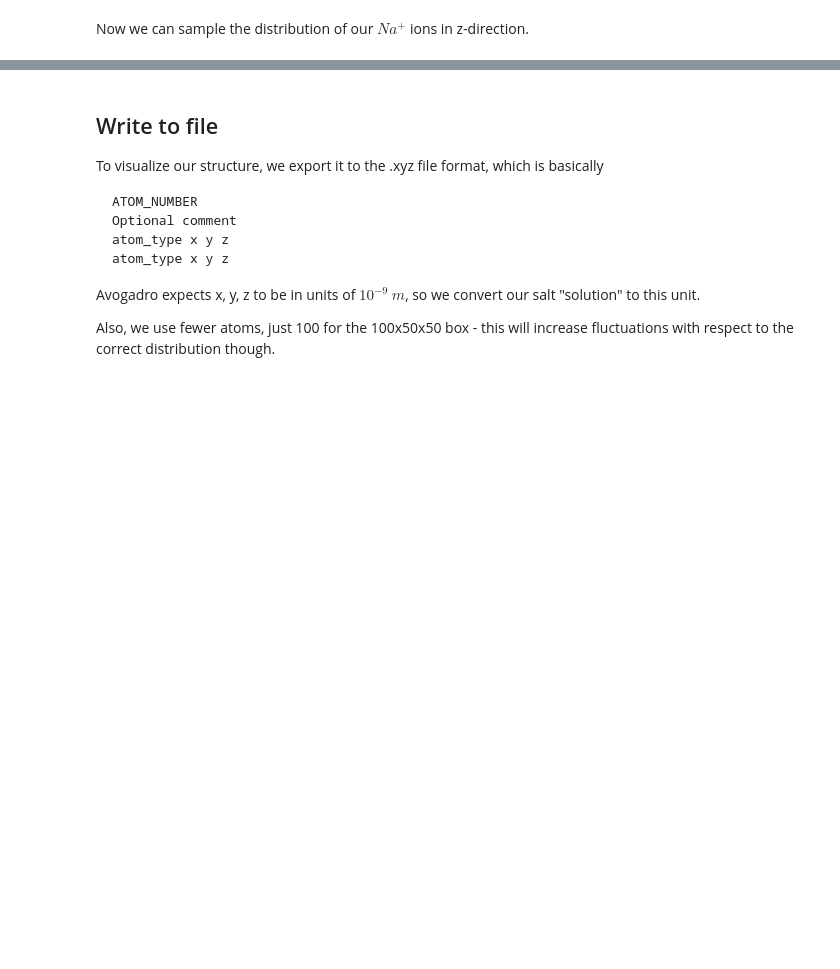
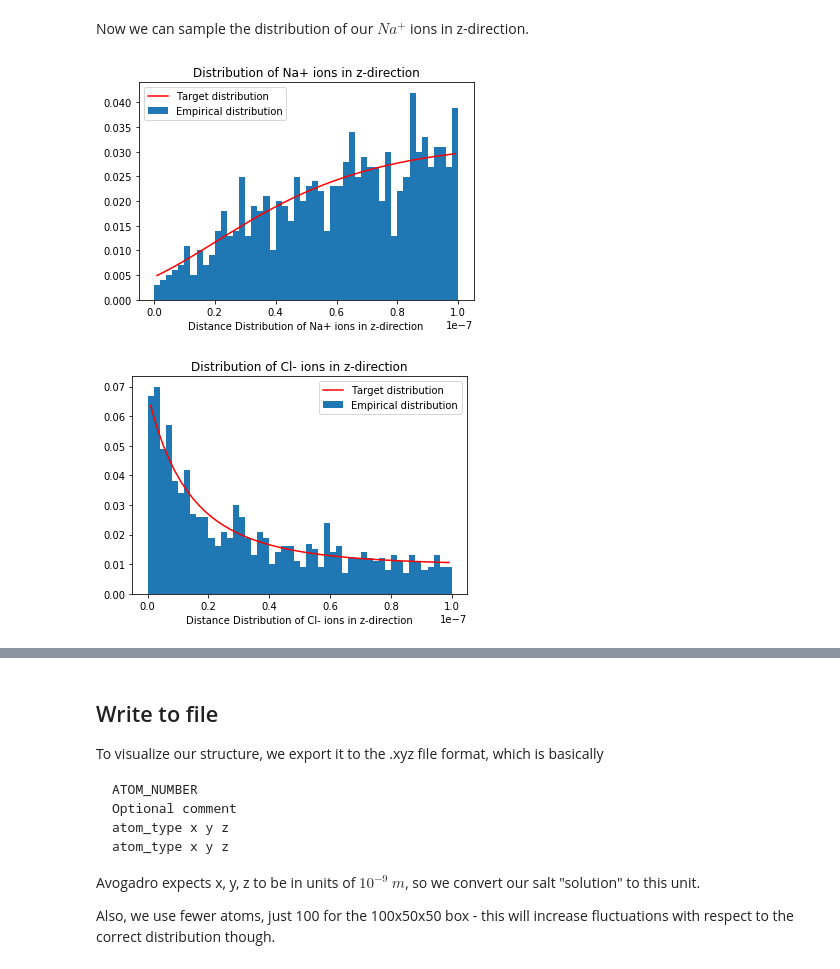
Before and after one commit to lukaselflein/generate_distributed_structure, a Jupyter notebook: stern_layer.ipynb, the cells around one changed output, grey strips where cells are left out. Saved outputs shown, nothing was run; the diff lists cells and outputs as text; code cells hidden in the pictures; blank space fills up the shorter version.

```diff
--- a/stern_layer.ipynb
+++ b/stern_layer.ipynb
@@ -138,9 +133,18 @@ sample_size = 10000
 # %%
+x = 50 * 10**-9
+z = 100 * 10**-9
+box = np.array([x, x, z])
+sample_size = 1000
+
 struc = generate_structure(distribution=na_distribution, box=box, atom_count=sample_size)
 histx, histy, histz = get_histogram(struc, box=box, n_bins=51)
 plot_dist(histz, 'Distribution of Na+ ions in z-direction', reference_distribution=na_distribution)
-plt.s
+plt.show()
 
 struc = generate_structure(distribution=cl_distribution, box=box, atom_count=sample_size)
 histx, histy, histz = get_histogram(struc, box=box, n_bins=51)
 plot_dist(histz, 'Distribution of Cl- ions in z-direction', reference_distribution=cl_distribution)
+plt.show()
+# %% [output]
+[figure, added]
+[figure, added]
```
Also changed, not shown: parts of 5 cells of this notebook, 1 other file.
